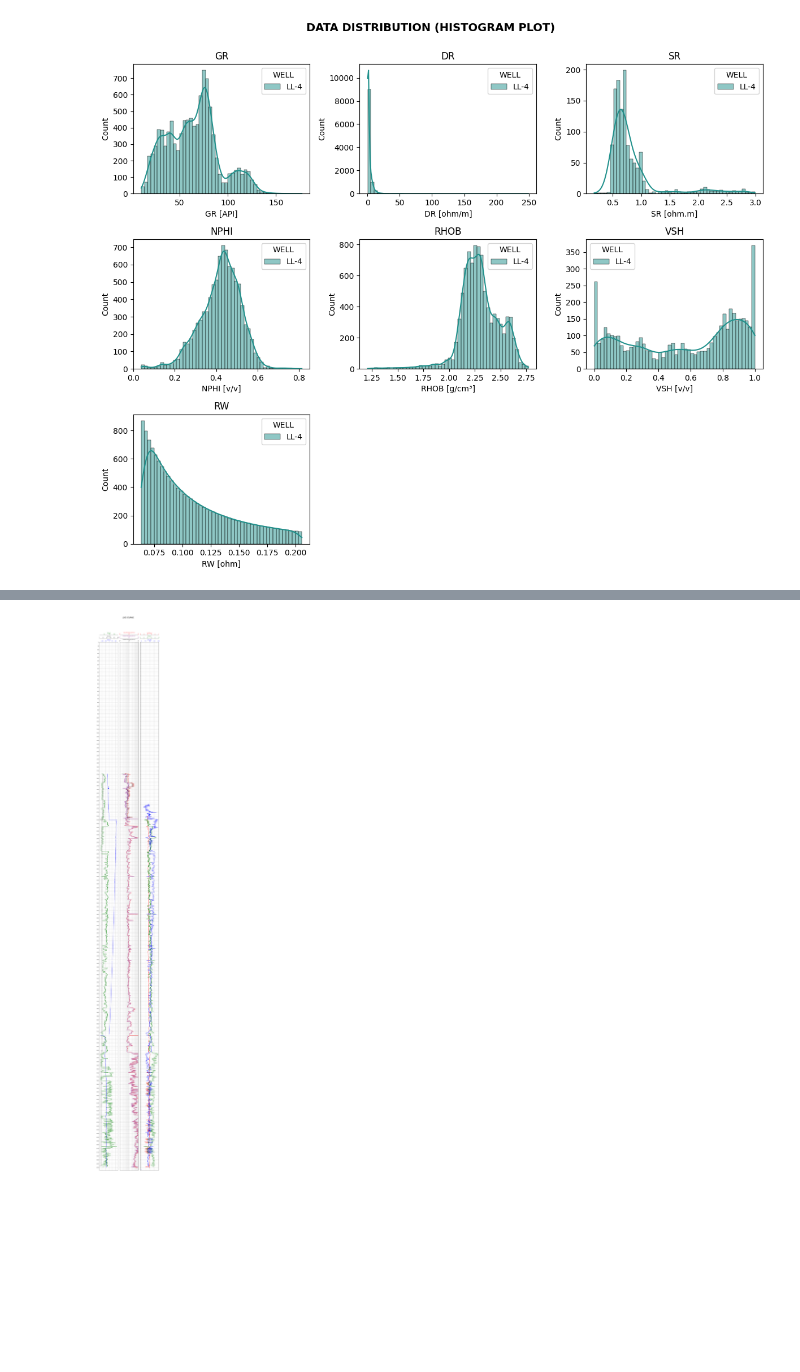
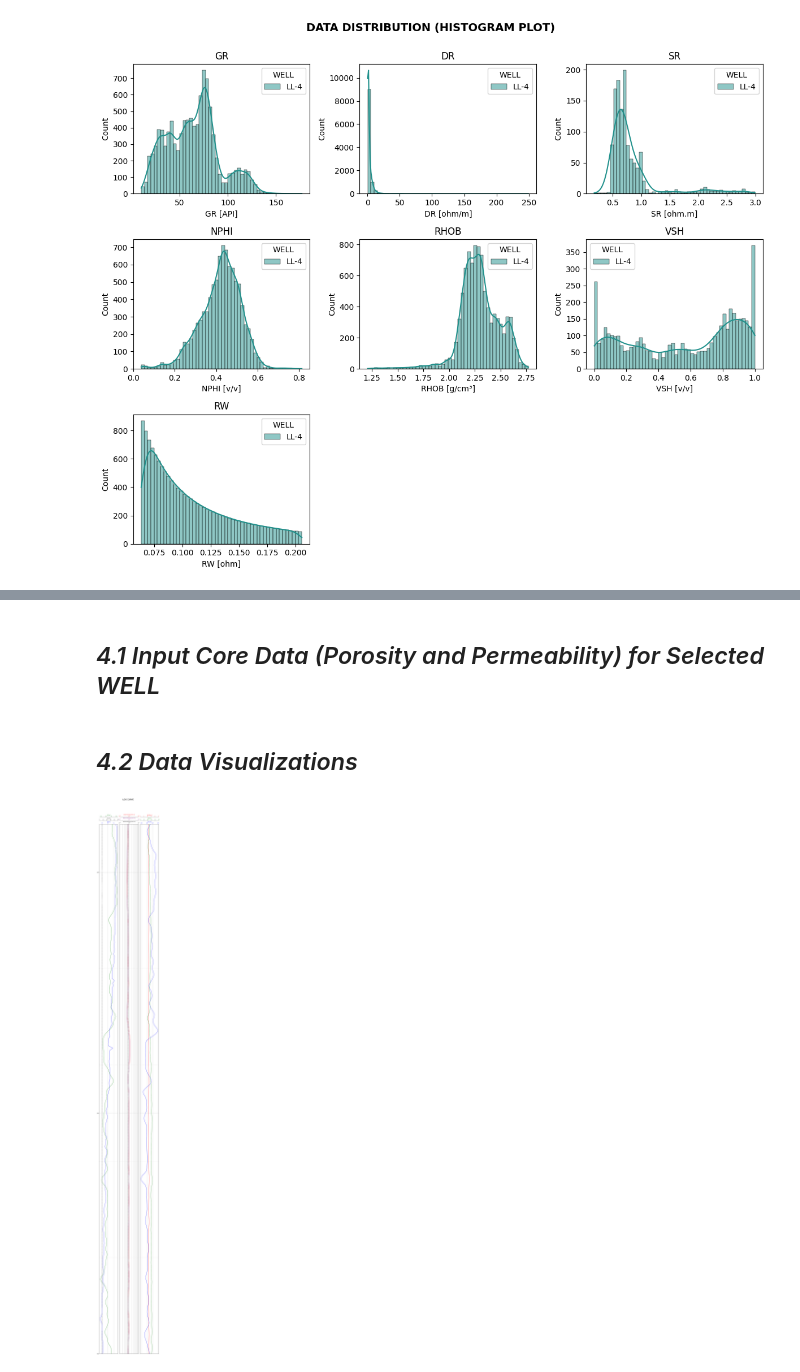
Before and after one commit to thelifeofpatts/Basic-WellLog-Interpretation, a Jupyter notebook: notebooks/BWLI_Mod_v3.ipynb, the cells around one changed output, grey strips where cells are left out. Drawn from its saved outputs; the diff is of its cells as text; code cells hidden in the pictures; blank space fills up the shorter version.

```diff
--- a/notebooks/BWLI_Mod_v3.ipynb
+++ b/notebooks/BWLI_Mod_v3.ipynb
@@ -84,0 +163,5 @@ selected_data.describe()
+# %%
+# Create a copy of the data for selected well (Whicher-2)
+selected_data = data_clean_normalized[data_clean_normalized['WELL'] == well_name].copy()
+
+selected_data.describe()
@@ -85,5 +178,44 @@ selected_data.describe()
+# %% [markdown]
+## *4.1 Input Core Data (Porosity and Permeability) for Selected WELL*
+# %%
+selected_data["core_por"] = ""
+selected_data["core_perm"] = ""
+
+# Define the number of random samples you want
+num_samples = 100  # You can change this to the desired number of samples
+
+# Generate random values for 'DEPT' between 900 and 4300
+dept_values = np.random.uniform(0, 8400, num_samples)
+
+# Generate random values for 'core_por' between 0 and 1 and "core_perm" between 0 and 1000
+core_por_values = np.random.uniform(0, 1, num_samples)
+core_perm_values = np.random.uniform(0, 1000, num_samples)
+
+# Create a dictionary with the generated values. This for example only
+dict_core = {
+    'DEPT': dept_values.tolist(),  # Convert to a list
+    'core_por': core_por_values.tolist(),  # Convert to a list
+    "core_perm" : core_perm_values.tolist() # Convert to a list
+}
+
+# must inpute manually based on core data
+"""dict_core = {'DEPT':[4220,4240,4260],
+        'DEPT':[4220,4240,4260],
+        'core_por':[0.148, 0.287,0.103],
+        'core_perm':[0.0001,0.0001,0.0001]
+       } """
+
+
+core_selected_data = pd.DataFrame(dict_core)
+selected_data.set_index("DEPT");
+# %% [markdown]
+## *4.2 Data Visualizations*
 # %%
 from src.data_vis.comboPlot import combo_plot
+
+#Uncomment the selected_data.DEPT.min()/max() to plot for full depths
+depth_start = 4390 #selected_data.DEPT.min()
+depth_end = 4500 #selected_data.DEPT.max()
 
 # DISPLAYS LOG DATA FROM THE END TO THE BOTTOM (MENTAHAN)
 SP_min = "auto" #lowersp limit sp
@@ -110,33 +242,33 @@ smoothing_traject3 = "no" #default "no"
 
 combo_plot(
     selected_data,
-    selected_data.DEPT.min(),
-    selected_data.DEPT.max(),
+    depth_start,
+    depth_end,
     100,               #figure height in inch
     0.94,              #figure position
     SP_min,
     SP_max,
     CALI_min,
     CALI_max,
     GR_min,
     GR_max,
     DR_min,
     DR_max,
     MR_min,
     MR_max,
     SR_min,
     SR_max,
     RHOB_min,
     RHOB_max,
     NPHI_min,
     NPHI_max,
     DT_min,
     DT_max,
     smoothing_traject1,
     smoothing_traject2,
     smoothing_traject3,
     100,
     20
     )
 # %% [output]
-[figure, old version]
+[figure, new version]
```
Also changed, not shown: parts of 61 cells of this notebook, 10 other files.
